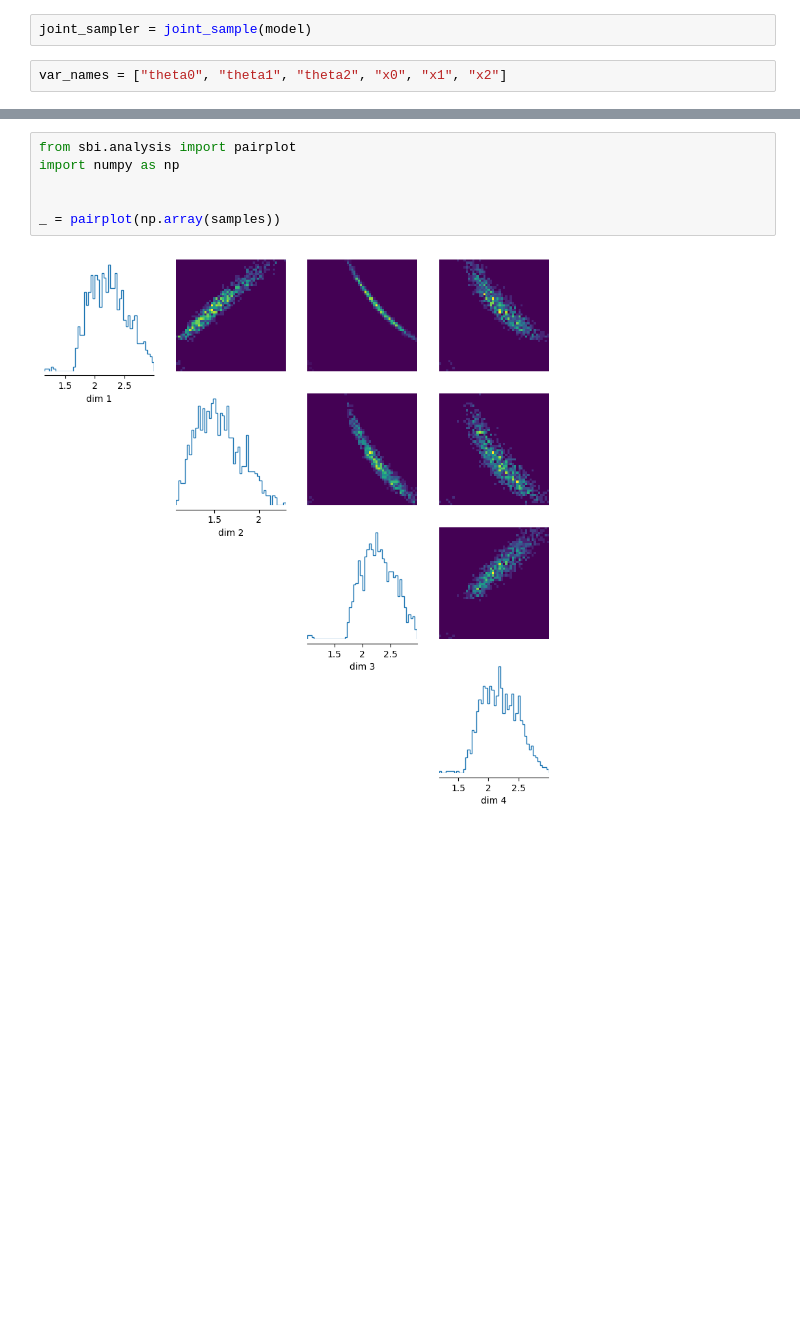
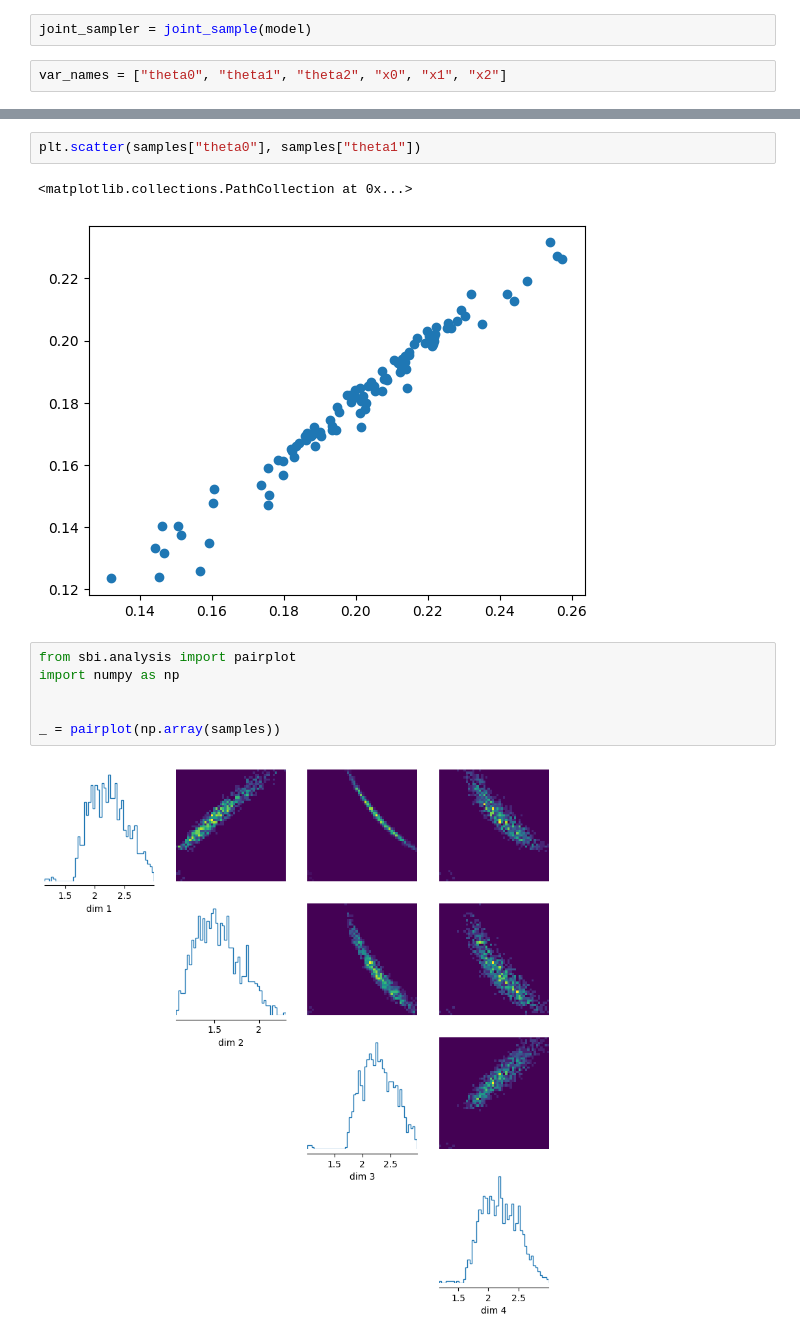
Before and after one commit to mackelab/probjax, a Jupyter notebook: scoresbibm/sir_task.ipynb, the cells around one changed output, grey strips where cells are left out. Cells and saved outputs as stored; diff of their text form; blank space fills up the shorter version.

```diff
--- a/scoresbibm/sir_task.ipynb
+++ b/scoresbibm/sir_task.ipynb
@@ -135,3 +141,8 @@ _ = plt.plot(samples[:20].T)
+# %%
+plt.scatter(samples["theta0"], samples["theta1"])
+# %% [output]
+<matplotlib.collections.PathCollection at 0x...>
+[figure, added]
 # %%
 from sbi.analysis import pairplot
 import numpy as np
```
Also changed, not shown: parts of 9 cells of this notebook, 3 other files.
